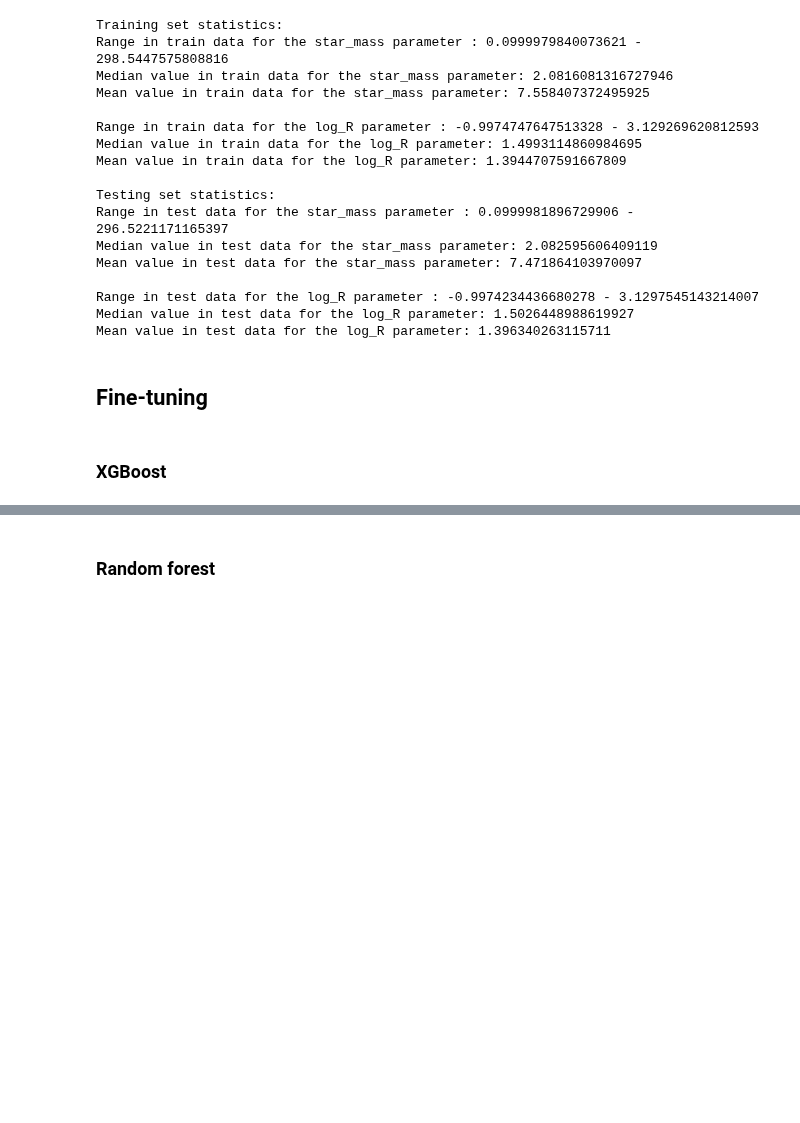
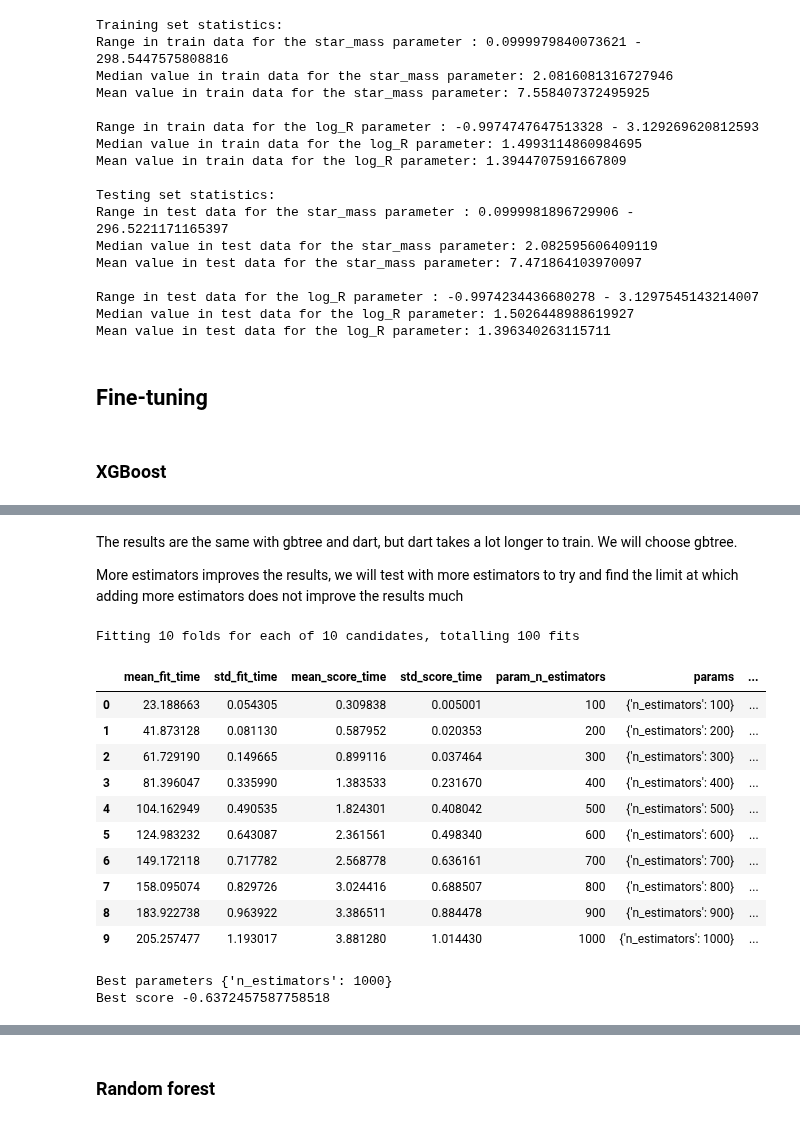
Before and after one commit to anpirott/thesis, a Jupyter notebook: notebooks/ML/method_ML/model_A/fine_tuned_models/MIST/Base/fine_tuned_models.ipynb, the cells around one changed output, grey strips where cells are left out. Saved outputs shown, nothing was run; the diff lists cells and outputs as text; code cells hidden in the pictures; blank space fills up the shorter version.

```diff
--- a/notebooks/ML/method_ML/model_A/fine_tuned_models/MIST/Base/fine_tuned_models.ipynb
+++ b/notebooks/ML/method_ML/model_A/fine_tuned_models/MIST/Base/fine_tuned_models.ipynb
@@ -61,0 +122,40 @@ Mean value in test data for the log_R parameter: 1.396340263115711
+# %% [markdown]
+The results are the same with gbtree and dart, but dart takes a lot longer to train. We will choose gbtree.
+
+More estimators improves the results, we will test with more estimators to try and find the limit at which adding more estimators does not improve the results much
+# %%
+scoring = ["neg_root_mean_squared_error", "neg_mean_absolute_error"] # RMSE and MAE
+
+cv_params = {'n_estimators': [100, 200, 300, 400, 500, 600, 700, 800, 900, 1000]
+            }
+
+gscv_xgb_2 = GridSearchCV(XGBRegressor(),
+                          param_grid = cv_params,
+                          scoring = scoring,
+                          cv = 10,
+                          verbose = 2,
+                          n_jobs = 10,
+                          refit="neg_root_mean_squared_error"
+)
+
+gscv_xgb_2.fit(X_train,y_train)
+df_2 = pd.DataFrame.from_dict(gscv_xgb_2.cv_results_)
+pd.set_option('display.max_columns', None)
+display(df_2)
+print(f"Best parameters {gscv_xgb_2.best_params_}")
+print(f"Best score {gscv_xgb_2.best_score_}")
+# %% [output]
+Fitting 10 folds for each of 10 candidates, totalling 100 fits
+|  | mean_fit_time | std_fit_time | mean_score_time | std_score_time | param_n_estimators | params | ... |
+| 0 | 23.188663 | 0.054305 | 0.309838 | 0.005001 | 100 | {'n_estimators': 100} | ... |
+| 1 | 41.873128 | 0.081130 | 0.587952 | 0.020353 | 200 | {'n_estimators': 200} | ... |
+| 2 | 61.729190 | 0.149665 | 0.899116 | 0.037464 | 300 | {'n_estimators': 300} | ... |
+| 3 | 81.396047 | 0.335990 | 1.383533 | 0.231670 | 400 | {'n_estimators': 400} | ... |
+| 4 | 104.162949 | 0.490535 | 1.824301 | 0.408042 | 500 | {'n_estimators': 500} | ... |
+| 5 | 124.983232 | 0.643087 | 2.361561 | 0.498340 | 600 | {'n_estimators': 600} | ... |
+| 6 | 149.172118 | 0.717782 | 2.568778 | 0.636161 | 700 | {'n_estimators': 700} | ... |
+| 7 | 158.095074 | 0.829726 | 3.024416 | 0.688507 | 800 | {'n_estimators': 800} | ... |
+| 8 | 183.922738 | 0.963922 | 3.386511 | 0.884478 | 900 | {'n_estimators': 900} | ... |
+| 9 | 205.257477 | 1.193017 | 3.881280 | 1.014430 | 1000 | {'n_estimators': 1000} | ... |
+Best parameters {'n_estimators': 1000}
+Best score -0.6372457587758518
```
Also changed, not shown: parts of 11 cells of this notebook, 17 other files.
